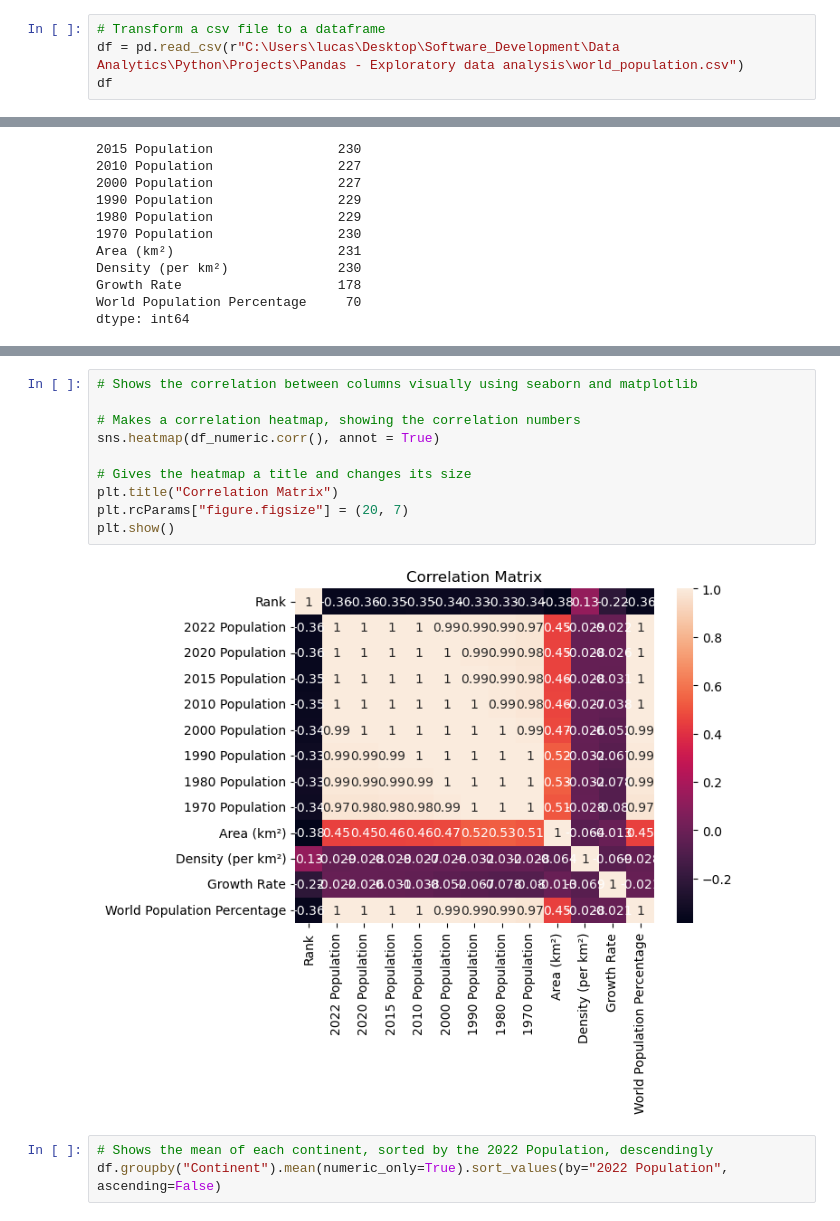
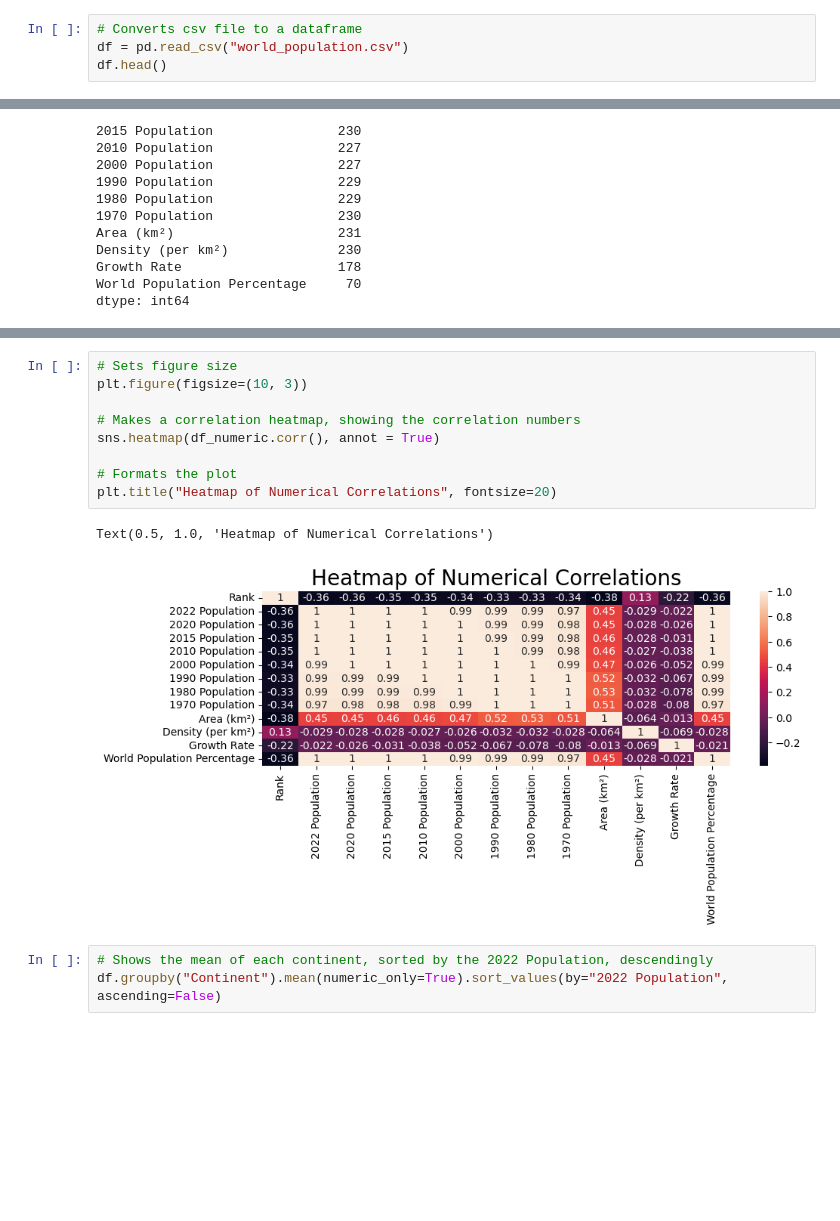
Before and after one commit to LucasHoffSchmidt/Pandas_World_Population_Exploratory_Data_Analysis, a Jupyter notebook: world_population_data_exploration_project.ipynb, the cells around one changed output, grey strips where cells are left out. Cells and saved outputs as stored; diff of their text form; blank space fills up the shorter version.

```diff
--- a/world_population_data_exploration_project.ipynb
+++ b/world_population_data_exploration_project.ipynb
@@ -5,9 +5,9 @@ import pandas as pd
 import seaborn as sns
 import matplotlib.pyplot as plt
 # %%
-# Transform a csv file to a dataframe
-df = pd.read_csv(r"C:\Users\lucas\Desktop\Software_Development\Data Analytics\Python\Projects\Pandas - Exploratory data analysis\world_population.csv")
-df
+# Converts csv file to a dataframe
+df = pd.read_csv("world_population.csv")
+df.head()
 # %% [output]
 |  | Rank | CCA3 | Country | Capital | Continent | 2022 Population | 2020 Population | 2015 Population | ... |
 | 0 | 36 | AFG | Afghanistan | Kabul | Asia | 41128771.0 | 38972230.0 | 33753499.0 | ... |
@@ -185,17 +177,17 @@ df_numeric.corr()
 | Growth Rate | -0.22 | -0.02 | -0.03 | -0.03 | -0.04 | -0.05 | ... |
 | World Population Percentage | -0.36 | 1.00 | 1.00 | 1.00 | 1.00 | 0.99 | ... |
 # %%
-# Shows the correlation between columns visually using seaborn and matplotlib
+# Sets figure size
+plt.figure(figsize=(10, 3))
 
 # Makes a correlation heatmap, showing the correlation numbers
 sns.heatmap(df_numeric.corr(), annot = True)
 
-# Gives the heatmap a title and changes its size
-plt.title("Correlation Matrix")
-plt.rcParams["figure.figsize"] = (20, 7)
-plt.show()
+# Formats the plot
+plt.title("Heatmap of Numerical Correlations", fontsize=20)
 # %% [output]
+Text(0.5, 1.0, 'Heatmap of Numerical Correlations')
-[figure, old version]
+[figure, new version]
 # %%
 # Shows the mean of each continent, sorted by the 2022 Population, descendingly
 df.groupby("Continent").mean(numeric_only=True).sort_values(by="2022 Population", ascending=False)
```
Also changed, not shown: parts of 16 cells of this notebook, 3 other files.
